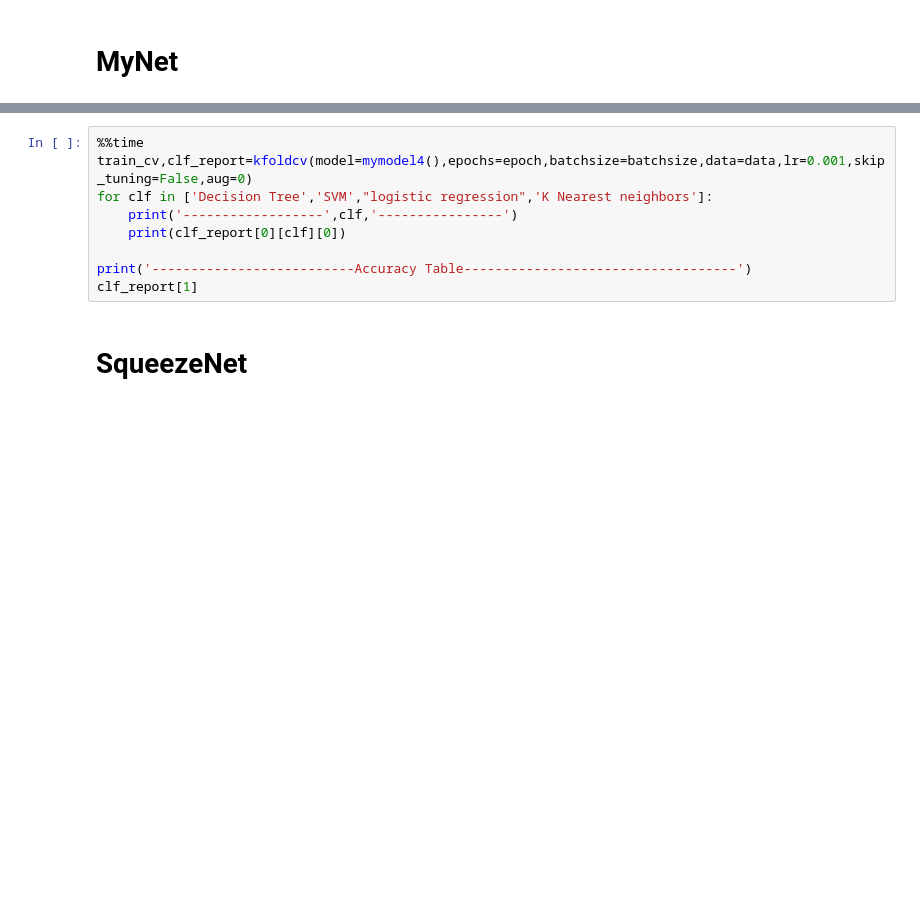
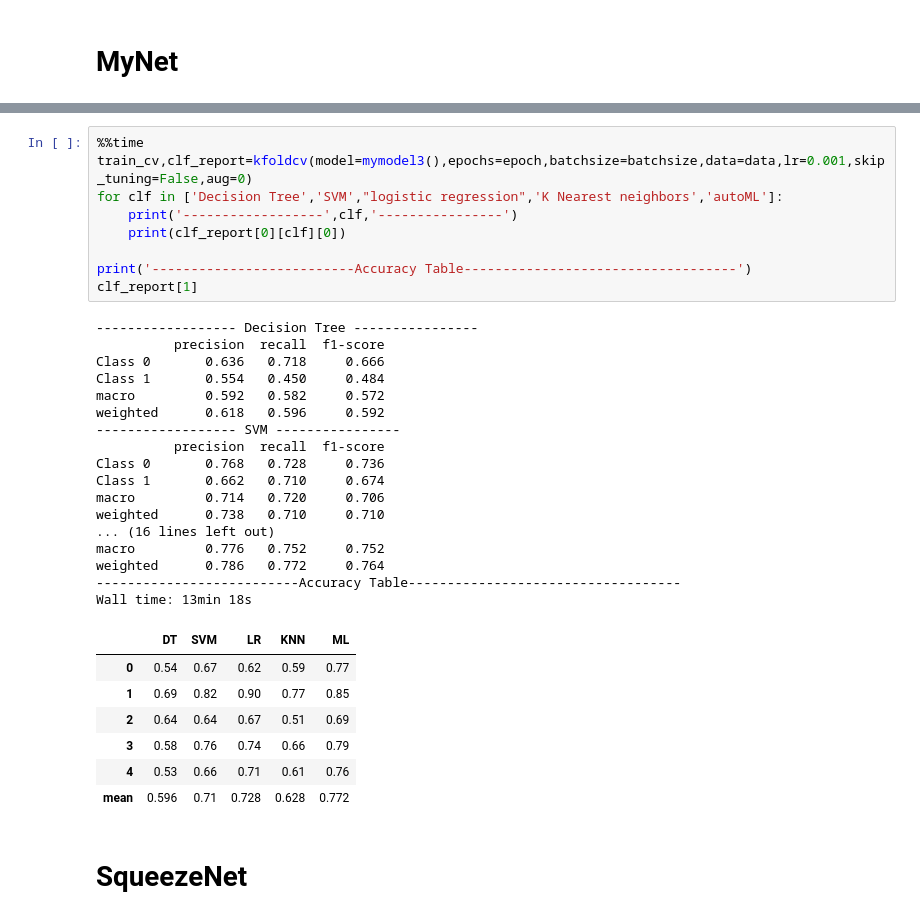
Before and after one commit to talhaanwarch/SIAMESE-classifier, a Jupyter notebook: notebooks/wrist_xray.ipynb, the cells around one changed output, grey strips where cells are left out. Drawn from its saved outputs; the diff is of its cells as text; blank space fills up the shorter version.

```diff
--- a/notebooks/wrist_xray.ipynb
+++ b/notebooks/wrist_xray.ipynb
@@ -108,12 +108,37 @@ Wall time: 12min 8s
 # %%
 %%time
-train_cv,clf_report=kfoldcv(model=mymodel4(),epochs=epoch,batchsize=batchsize,data=data,lr=0.001,skip_tuning=False,aug=0)
-for clf in ['Decision Tree','SVM',"logistic regression",'K Nearest neighbors']:
+train_cv,clf_report=kfoldcv(model=mymodel3(),epochs=epoch,batchsize=batchsize,data=data,lr=0.001,skip_tuning=False,aug=0)
+for clf in ['Decision Tree','SVM',"logistic regression",'K Nearest neighbors','autoML']:
     print('------------------',clf,'----------------')
     print(clf_report[0][clf][0])
 
 print('--------------------------Accuracy Table-----------------------------------')
 clf_report[1]
+# %% [output]
+------------------ Decision Tree ----------------
+          precision  recall  f1-score
+Class 0       0.636   0.718     0.666
+Class 1       0.554   0.450     0.484
+macro         0.592   0.582     0.572
+weighted      0.618   0.596     0.592
+------------------ SVM ----------------
+          precision  recall  f1-score
+Class 0       0.768   0.728     0.736
+Class 1       0.662   0.710     0.674
+macro         0.714   0.720     0.706
+weighted      0.738   0.710     0.710
+... (16 lines left out)
+macro         0.776   0.752     0.752
+weighted      0.786   0.772     0.764
+--------------------------Accuracy Table-----------------------------------
+Wall time: 13min 18s
+|  | DT | SVM | LR | KNN | ML |
+| 0 | 0.54 | 0.67 | 0.62 | 0.59 | 0.77 |
+| 1 | 0.69 | 0.82 | 0.90 | 0.77 | 0.85 |
+| 2 | 0.64 | 0.64 | 0.67 | 0.51 | 0.69 |
+| 3 | 0.58 | 0.76 | 0.74 | 0.66 | 0.79 |
+| 4 | 0.53 | 0.66 | 0.71 | 0.61 | 0.76 |
+| mean | 0.596 | 0.71 | 0.728 | 0.628 | 0.772 |
 # %% [markdown]
 # SqueezeNet
 # %%
```
Also changed, not shown: parts of 13 cells of this notebook, 3 other files.
